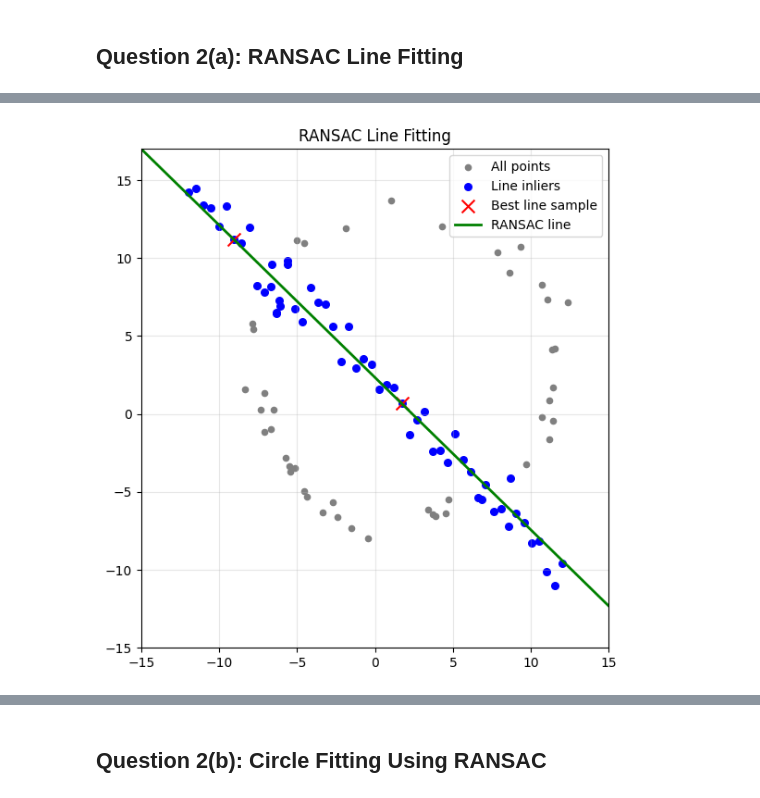
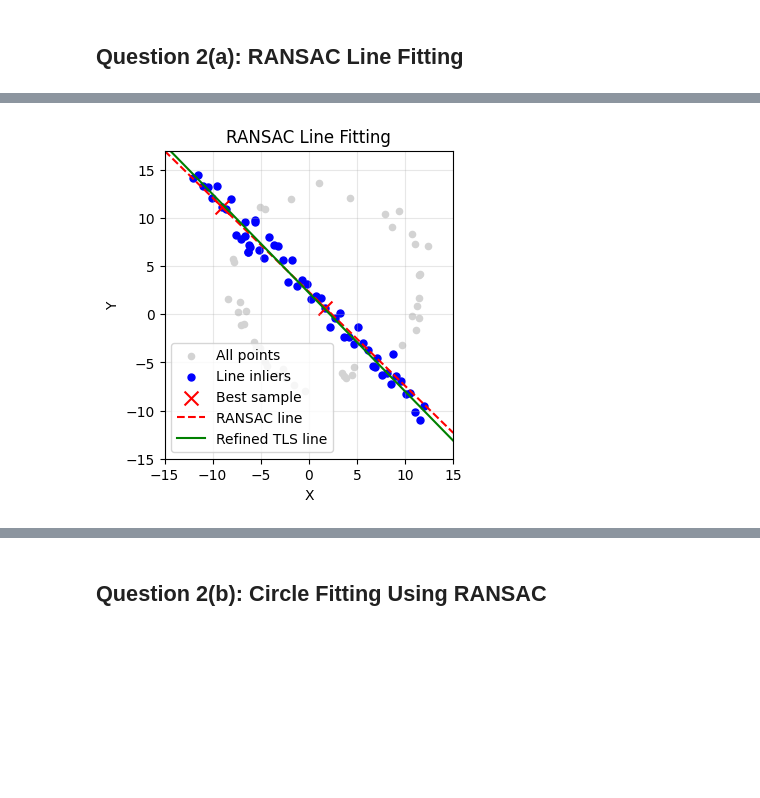
Before and after one commit to Janani-Hendeniya/EN3160-Assignment-02, a Jupyter notebook: 230238R_a02.ipynb, the cells around one changed output, grey strips where cells are left out. Cells and saved outputs as stored; diff of their text form; code cells hidden in the pictures; blank space fills up the shorter version.

```diff
--- a/230238R_a02.ipynb
+++ b/230238R_a02.ipynb
@@ -183,10 +151,0 @@ def line_from_points(p1, p2):
-# %%
-# Test the normalized line function
-
-line = line_from_points(
-    np.array([1, 2]),
-    np.array([3, 4])
-)
-
-print("Line parameters [a, b, d]:", line)
-print("Normal vector length:", np.linalg.norm(line[:2]))
@@ -196,9 +151,0 @@ Normal vector length: 0.9999999999999999
-# %%
-# Perpendicular distance from points to a line
-def line_errors(points, line):
-    a, b, d = line
-
-    return np.abs(
-        a * points[:, 0] +
-        b * points[:, 1] - d
-    )
@@ -273,40 +228,37 @@ Normal vector length: 0.9999999999999999
 # %%
-# Visualize RANSAC line estimation
+# Visualize RANSAC line fitting
 
-fig, ax = plt.subplots(figsize=(7, 7))
+fig, ax = plt.subplots(figsize=(4, 4))
 
-# Plot all points
-ax.scatter(X[:, 0], X[:, 1],
-           s=20, color="gray", label="All points")
+# Plot all points and line inliers
+ax.scatter(X[:, 0], X[:, 1], c="lightgray", s=20, label="All points")
+ax.scatter(X[line_inliers, 0], X[line_inliers, 1],
+           c="blue", s=25, label="Line inliers")
 
-# Highlight line inliers
-ax.scatter(X[line_inliers, 0], X[line_inliers, 1],
-           s=30, color="blue", label="Line inliers")
+# Highlight the best sample
+ax.scatter(line_sample[:, 0], line_sample[:, 1],
+           c="red", marker="x", s=100, label="Best sample")
 
-# Highlight the two sampled points
-ax.scatter(line_sample[:, 0], line_sample[:, 1],
-           s=100, marker="x", color="red",
-           label="Best line sample")
-
-# Draw estimated line
-a, b, d = best_line
+# Draw sampled and refined lines
 x_vals = np.linspace(-15, 15, 200)
 
-if abs(b) > 1e-10:
-    y_vals = (d - a * x_vals) / b
-    ax.plot(x_vals, y_vals, "g-",
-            linewidth=2, label="RANSAC line")
-else:
-    ax.axvline(d / a, color="green",
-               linewidth=2, label="RANSAC line")
+for line, color, style, label in [
+    (best_line, "red", "--", "RANSAC line"),
+    (refined_line, "green", "-", "Refined TLS line")
+]:
+    a, b, d = line
 
-ax.set_xlim(-15, 15)
-ax.set_ylim(-15, 17)
+    if abs(b) > 1e-10:
+        ax.plot(x_vals, (d - a*x_vals)/b,
+                color=color, linestyle=style, label=label)
+    else:
+        ax.axvline(d/a, color=color, linestyle=style, label=label)
+
+ax.set(xlim=(-15, 15), ylim=(-15, 17),
+       title="RANSAC Line Fitting", xlabel="X", ylabel="Y")
 ax.set_aspect("equal")
 ax.grid(alpha=0.3)
 ax.legend()
-ax.set_title("RANSAC Line Fitting")
-
 plt.show()
 # %% [output]
-[figure, old version]
+[figure, new version]
```
Also changed, not shown: parts of 32 cells of this notebook.
